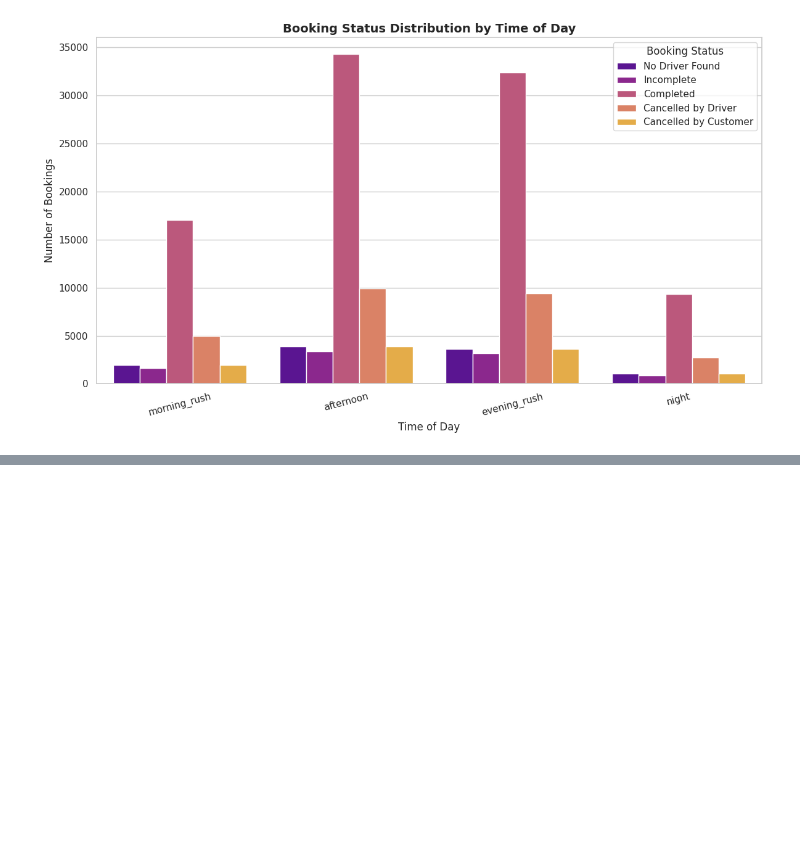
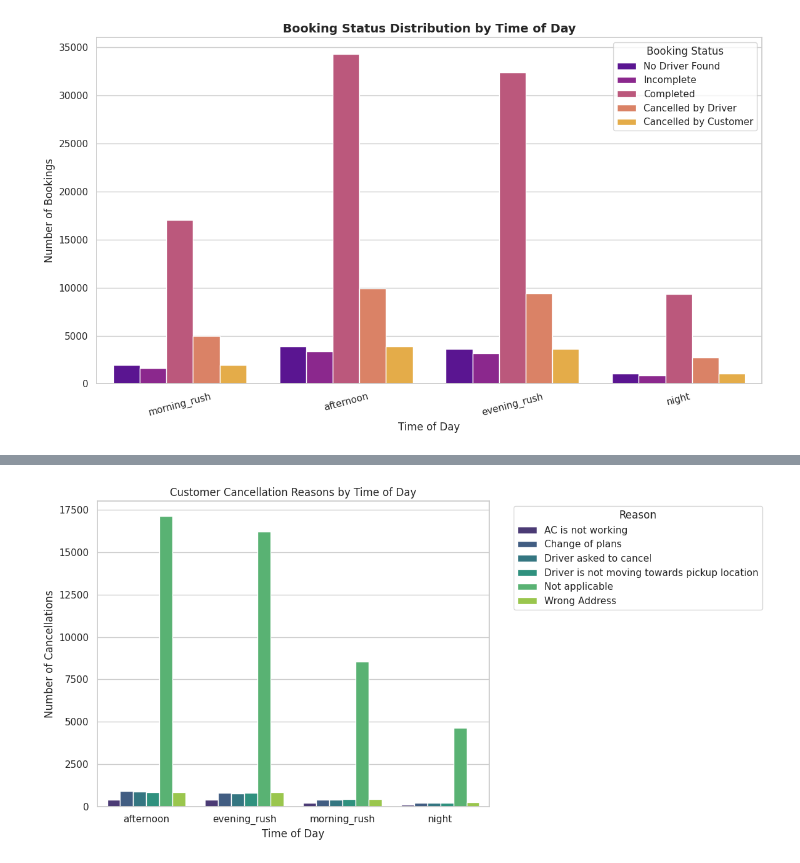
Before and after one commit to HitanshSondhi/Uber-Data-Analytics, a Jupyter notebook: Uber_Data_Analytics.ipynb, the cells around one changed output, grey strips where cells are left out. Drawn from its saved outputs; the diff is of its cells as text; code cells hidden in the pictures; blank space fills up the shorter version.

```diff
--- a/Uber_Data_Analytics.ipynb
+++ b/Uber_Data_Analytics.ipynb
@@ -619,0 +731,17 @@ plt.show()
+# %%
+cancel_by_time = (
+    df[df['booking_status'].str.lower() != 'completed']
+    .groupby(['time_of_day', 'reason_for_cancelling_by_customer']).size()
+    .reset_index(name='count')
+)
+
+plt.figure(figsize=(12,6))
+sns.barplot(data=cancel_by_time, x='time_of_day', y='count', hue='reason_for_cancelling_by_customer', palette='viridis')
+plt.title('Customer Cancellation Reasons by Time of Day')
+plt.xlabel('Time of Day')
+plt.ylabel('Number of Cancellations')
+plt.legend(title='Reason', bbox_to_anchor=(1.05, 1), loc='upper left')
+plt.tight_layout()
+plt.show()
+# %% [output]
+[figure, added]
```
Also changed, not shown: parts of 9 cells of this notebook.
